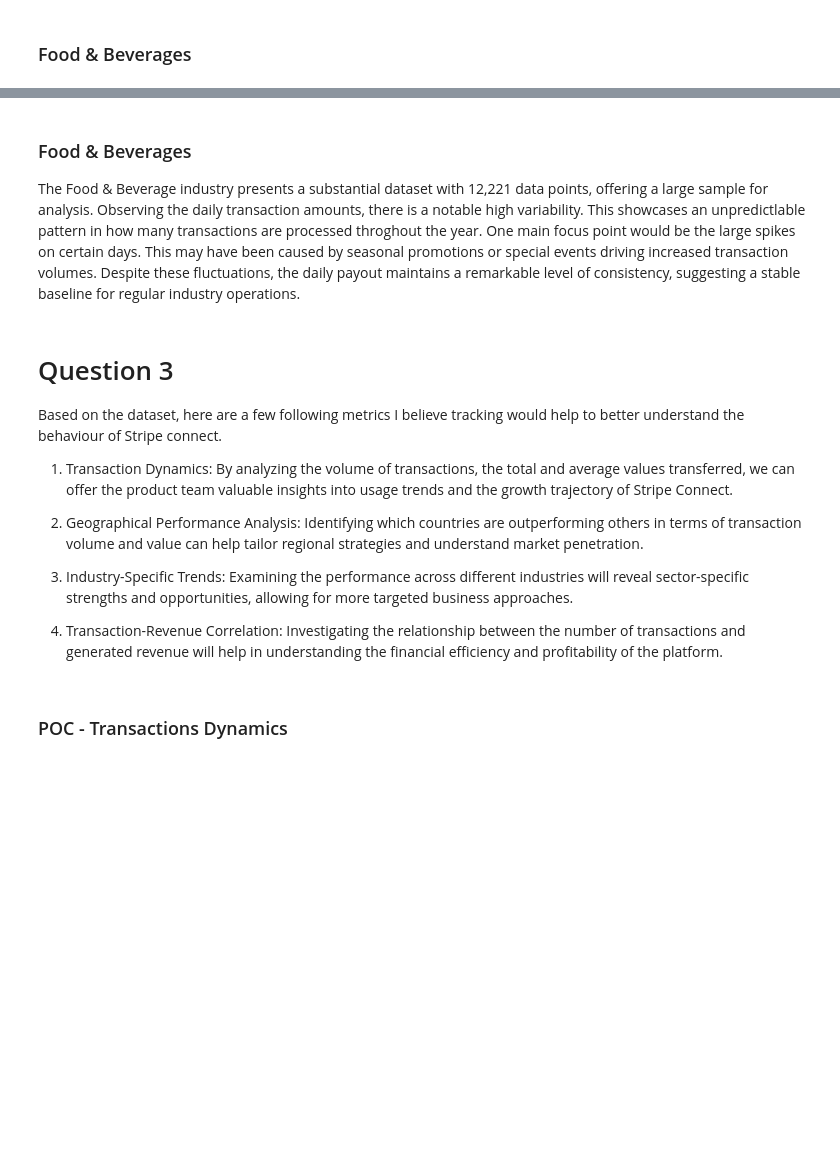
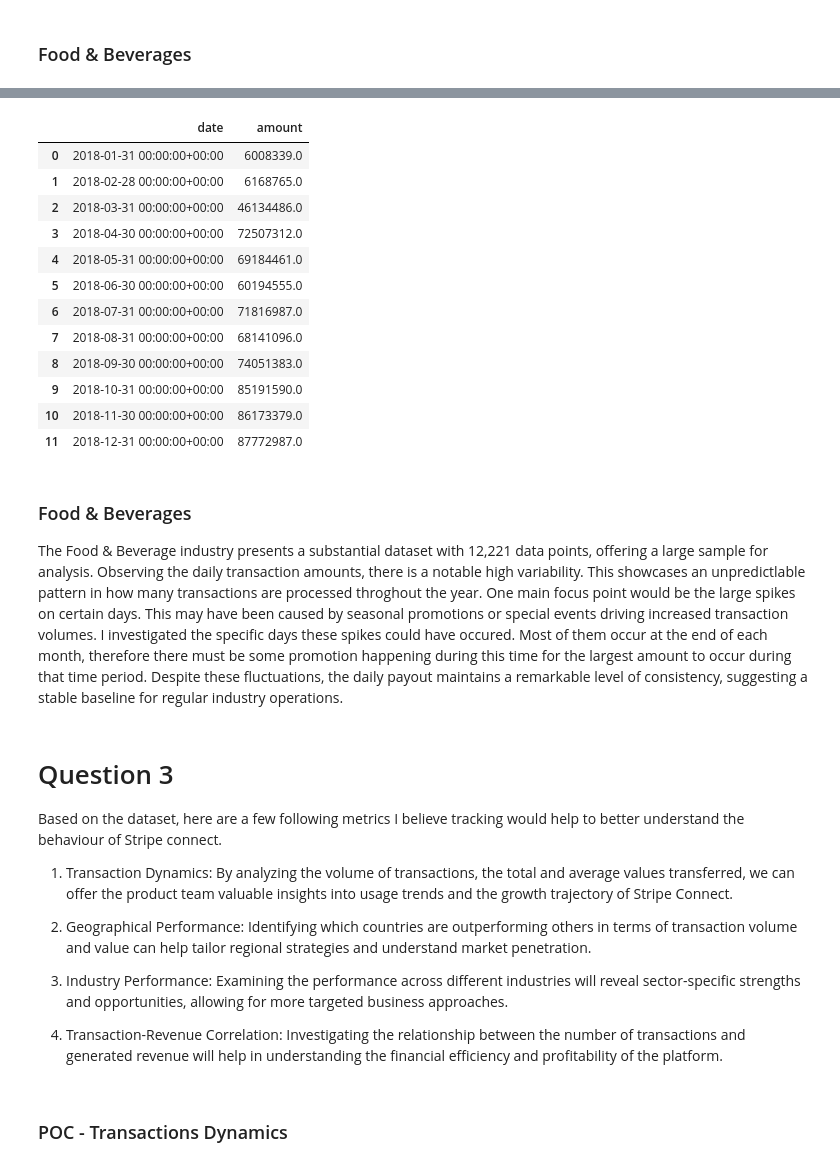
Before and after one commit to M2Chang/Python-Learning, a Jupyter notebook: Stripe Analysis.ipynb, the cells around one changed output, grey strips where cells are left out. Drawn from its saved outputs; the diff is of its cells as text; code cells hidden in the pictures; blank space fills up the shorter version.

```diff
--- a/Stripe Analysis.ipynb
+++ b/Stripe Analysis.ipynb
@@ -731,8 +731,36 @@ See the caveats in the documentation: https://pandas.pydata.org/pandas-docs/stab
 The expected total payout on a typical day in 2019 is: 17920.56
+# %%
+# Convert the 'date' column to datetime format if it's not already
+food_bev_df['date'] = pd.to_datetime(food_bev_df['date'])
+
+# Set 'date' as the index
+food_bev_df.set_index('date', inplace=True)
+
+# Find the max 'amount' for each month
+monthly_max = food_bev_df['amount'].resample('M').max()
+
+# Reset the index if you want to turn the Series back into a DataFrame
+monthly_max_df = monthly_max.reset_index()
+
+monthly_max_df
+# %% [output]
+|  | date | amount |
+| 0 | 2018-01-31 00:00:00+00:00 | 6008339.0 |
+| 1 | 2018-02-28 00:00:00+00:00 | 6168765.0 |
+| 2 | 2018-03-31 00:00:00+00:00 | 46134486.0 |
+| 3 | 2018-04-30 00:00:00+00:00 | 72507312.0 |
+| 4 | 2018-05-31 00:00:00+00:00 | 69184461.0 |
+| 5 | 2018-06-30 00:00:00+00:00 | 60194555.0 |
+| 6 | 2018-07-31 00:00:00+00:00 | 71816987.0 |
+| 7 | 2018-08-31 00:00:00+00:00 | 68141096.0 |
+| 8 | 2018-09-30 00:00:00+00:00 | 74051383.0 |
+| 9 | 2018-10-31 00:00:00+00:00 | 85191590.0 |
+| 10 | 2018-11-30 00:00:00+00:00 | 86173379.0 |
+| 11 | 2018-12-31 00:00:00+00:00 | 87772987.0 |
 # %% [markdown]
 ### Food & Beverages
 
-The Food & Beverage industry presents a substantial dataset with 12,221 data points, offering a large sample for analysis. Observing the daily transaction amounts, there is a notable high variability. This showcases an unpredictlable pattern in how many transactions are processed throghout the year. One main focus point would be the large spikes on certain days. This may have been caused by seasonal promotions or special events driving increased transaction volumes. Despite these fluctuations, the daily payout maintains a remarkable level of consistency, suggesting a stable baseline for regular industry operations.
+The Food & Beverage industry presents a substantial dataset with 12,221 data points, offering a large sample for analysis. Observing the daily transaction amounts, there is a notable high variability. This showcases an unpredictlable pattern in how many transactions are processed throghout the year. One main focus point would be the large spikes on certain days. This may have been caused by seasonal promotions or special events driving increased transaction volumes. I investigated the specific days these spikes could have occured. Most of them occur at the end of each month, therefore there must be some promotion happening during this time for the largest amount to occur during that time period. Despite these fluctuations, the daily payout maintains a remarkable level of consistency, suggesting a stable baseline for regular industry operations.
 # %% [markdown]
 # Question 3
 
@@ -740,9 +768,9 @@ Based on the dataset, here are a few following metrics I believe tracking would
 
 1. Transaction Dynamics: By analyzing the volume of transactions, the total and average values transferred, we can offer the product team valuable insights into usage trends and the growth trajectory of Stripe Connect.
 
-2. Geographical Performance Analysis: Identifying which countries are outperforming others in terms of transaction volume and value can help tailor regional strategies and understand market penetration.
+2. Geographical Performance: Identifying which countries are outperforming others in terms of transaction volume and value can help tailor regional strategies and understand market penetration.
 
-3. Industry-Specific Trends: Examining the performance across different industries will reveal sector-specific strengths and opportunities, allowing for more targeted business approaches.
+3. Industry Performance: Examining the performance across different industries will reveal sector-specific strengths and opportunities, allowing for more targeted business approaches.
 
 4. Transaction-Revenue Correlation: Investigating the relationship between the number of transactions and generated revenue will help in understanding the financial efficiency and profitability of the platform.
 # %% [markdown]
```
Also changed, not shown: parts of 15 cells of this notebook.
